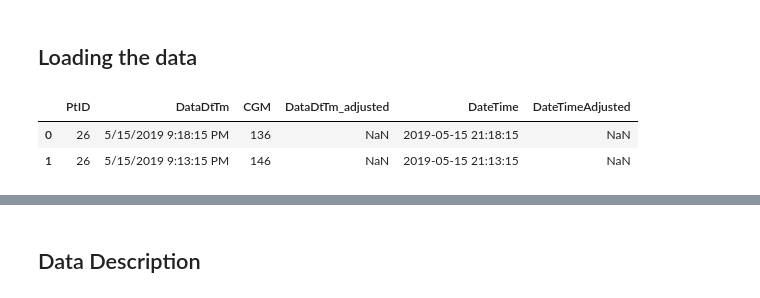
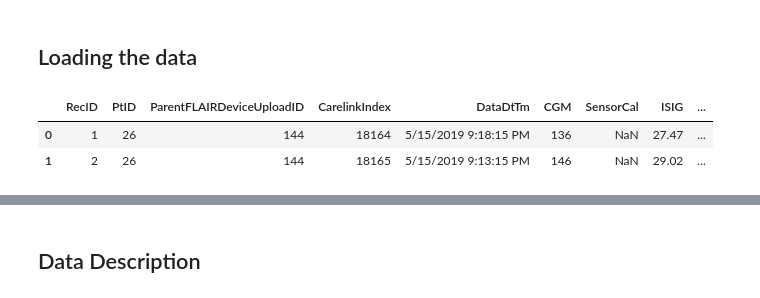
Before and after one commit to nudgebg/egvinsulin, a Jupyter notebook: notebooks/understand-flair-dataset/understand-flair-dataset.ipynb, the cells around one changed output, grey strips where cells are left out. Saved outputs shown, nothing was run; the diff lists cells and outputs as text; code cells hidden in the pictures.

```diff
--- a/notebooks/understand-flair-dataset/understand-flair-dataset.ipynb
+++ b/notebooks/understand-flair-dataset/understand-flair-dataset.ipynb
@@ -77,36 +77,39 @@ from src import cdf
 # %%
 def parse_flair_dates(dates):
     """Parse date strings separately for those with/without time component, interpret those without as midnight (00AM)
         Args:
             df (pandas DataFrame): data frame holding data
             date_column (string): column name that holds date time strings to be used for parsing
 
         Returns:
             pandas series: with parsed dates
         """
     #make sure to only parse dates if the value is not null
     only_date = dates.apply(len) <=10
     dates_copy = dates.copy()
     dates_copy.loc[only_date] = pd.to_datetime(dates.loc[only_date], format='%m/%d/%Y')
     dates_copy.loc[~only_date] = pd.to_datetime(dates.loc[~only_date], format='%m/%d/%Y %I:%M:%S %p')
     return dates_copy
 
-def load_data(file_name, columns):
+def load_data(file_name, columns=None):
     path = os.path.join(current_dir, '..', '..', 'data/raw', 'FLAIRPublicDataSet', 'Data Tables', file_name)
-    df = pd.read_csv(path, sep="|", low_memory=False, usecols=columns)
+    if columns:
+        df = pd.read_csv(path, sep="|", low_memory=False, usecols=columns)
+    else:
+        df = pd.read_csv(path, sep="|", low_memory=False)
     df['DateTime'] = df.loc[df.DataDtTm.notna(),'DataDtTm'].transform(parse_flair_dates)
     df['DateTimeAdjusted'] = df.loc[df.DataDtTm_adjusted.notna(),'DataDtTm_adjusted'].transform(parse_flair_dates)
     return df
 
-df_cgm = load_data('FLAIRDeviceCGM.txt', columns=['PtID', 'DataDtTm', 'DataDtTm_adjusted', 'CGM'])
+df_cgm = load_data('FLAIRDeviceCGM.txt')#, columns=['PtID', 'DataDtTm', 'DataDtTm_adjusted', 'CGM'])
 df_insulin = load_data('FLAIRDevicePump.txt', columns=['RecID','PtID', 'DataDtTm', 'NewDeviceDtTm', 'DataDtTm_adjusted', 'BasalRt',
                                                        'TempBasalAmt','TempBasalType', 'TempBasalDur','BolusType',
                                                        'BolusSource', 'BolusDeliv', 'BolusSelected', 'ExtendBolusDuration', 'BasalRtUnKnown',
                                                        'Suspend','PrimeVolumeDeliv','Rewind'])
 display(df_cgm.head(2))
 display(df_cgm.loc[df_cgm.DataDtTm_adjusted.notna()].head(2))
 display(df_insulin.head(2))
 # %% [output]
-|  | PtID | DataDtTm | CGM | DataDtTm_adjusted | DateTime | DateTimeAdjusted |
-| 0 | 26 | 5/15/2019 9:18:15 PM | 136 | NaN | 2019-05-15 21:18:15 | NaN |
-| 1 | 26 | 5/15/2019 9:13:15 PM | 146 | NaN | 2019-05-15 21:13:15 | NaN |
+|  | RecID | PtID | ParentFLAIRDeviceUploadID | CarelinkIndex | DataDtTm | CGM | SensorCal | ISIG | ... |
+| 0 | 1 | 26 | 144 | 18164 | 5/15/2019 9:18:15 PM | 136 | NaN | 27.47 | ... |
+| 1 | 2 | 26 | 144 | 18165 | 5/15/2019 9:13:15 PM | 146 | NaN | 29.02 | ... |
```
Also changed, not shown: parts of 20 cells of this notebook, 3 other files.
